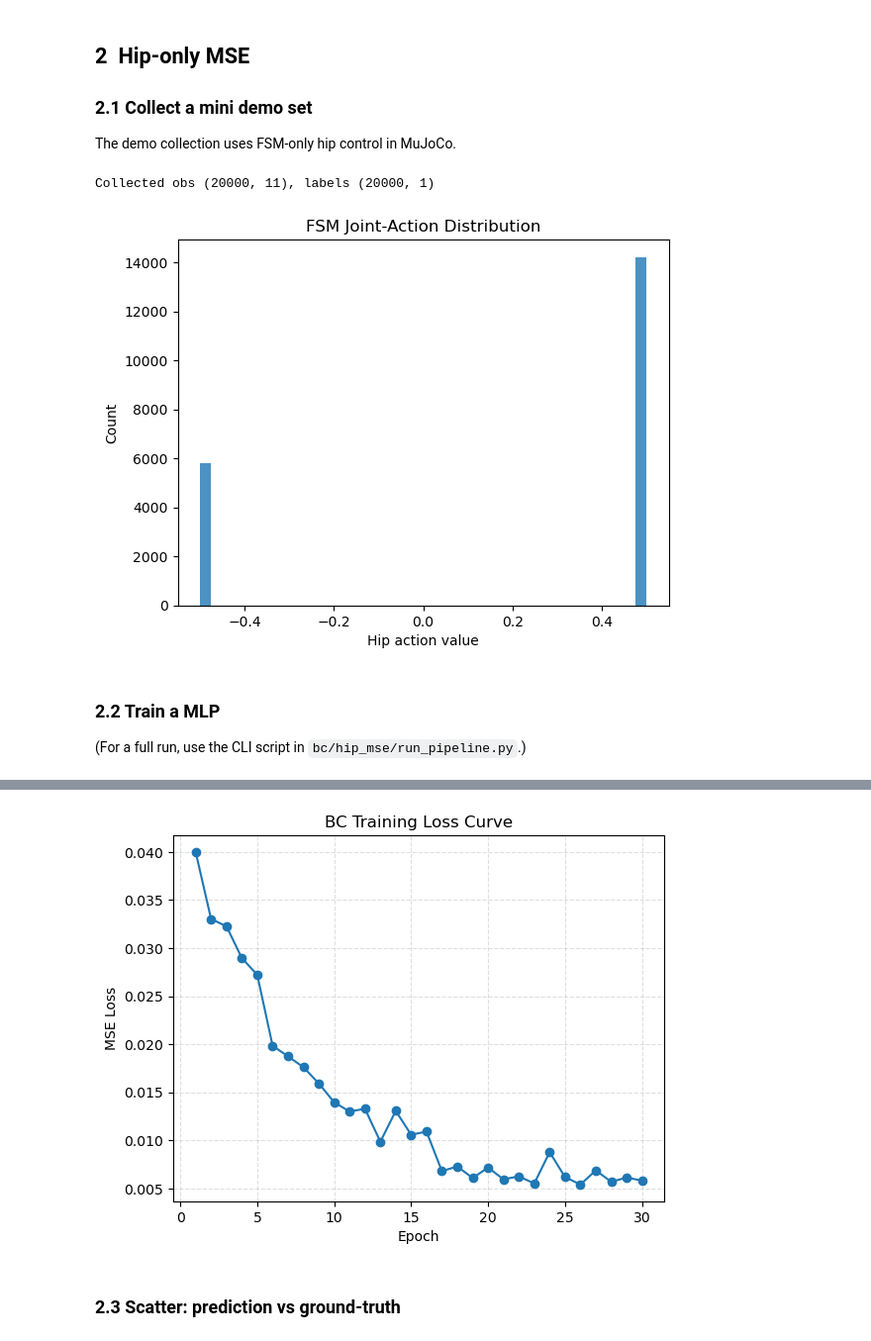
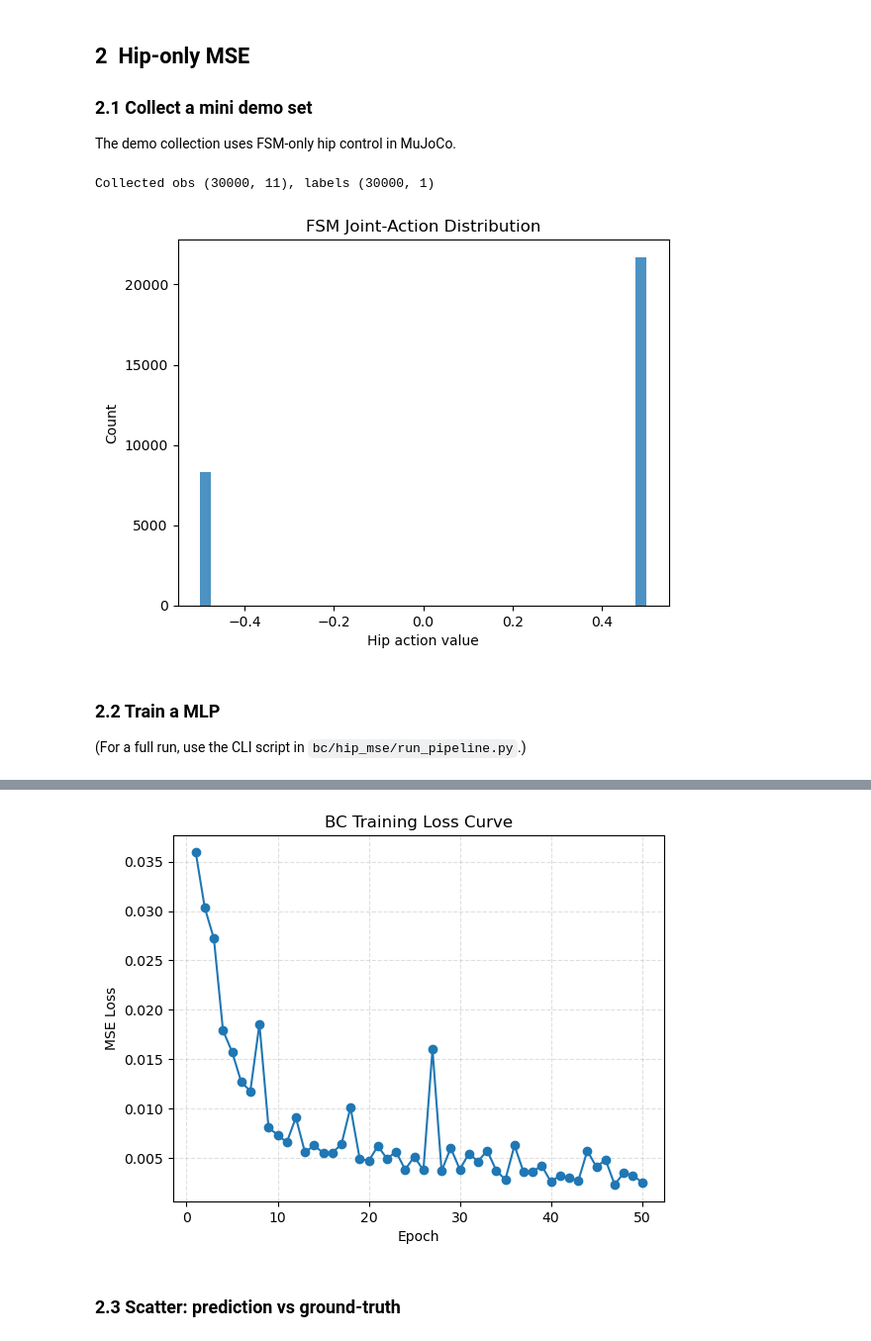
Before and after one commit to yunusdanabas/passive_walker_rl, a Jupyter notebook: passive_walker/bc/BehaviourClonning.ipynb, the cells around one changed output, grey strips where cells are left out. Shown at 99% size. Saved outputs shown, nothing was run; the diff lists cells and outputs as text; code cells hidden in the pictures.

```diff
--- a/passive_walker/bc/BehaviourClonning.ipynb
+++ b/passive_walker/bc/BehaviourClonning.ipynb
@@ -54,7 +54,7 @@ from passive_walker.bc.hip_mse.collect import collect_demo_data
 from passive_walker.envs.mujoco_fsm_env   import PassiveWalkerEnv
 from passive_walker.controllers.nn.hip_nn import HipController
 
-DEMO_STEPS = 20_000
+DEMO_STEPS = 30_000
 
 env_demo = PassiveWalkerEnv(
     xml_path=str(XML_PATH),
@@ -69,8 +69,8 @@ env_demo.close()
 print(f"Collected obs {obs.shape}, labels {labels.shape}")
 plot_label_hist(np.array(labels))
 # %% [output]
-Collected obs (20000, 11), labels (20000, 1)
+Collected obs (30000, 11), labels (30000, 1)
-[figure, old version]
+[figure, new version]
 # %% [markdown]
 ### 2.2 Train a MLP
 (For a full run, use the CLI script in `bc/hip_mse/run_pipeline.py`.)
@@ -78,7 +78,7 @@ Collected obs (20000, 11), labels (20000, 1)
 from passive_walker.bc.hip_mse.train import train_nn_controller
 
 # Hyper-parameters
-EPOCHS, BATCH, LR = 30, 32, 3e-4
+EPOCHS, BATCH, LR = 50, 32, 3e-4
 
 # Initialize model & optimizer
 hip_model     = HipController(input_size=obs.shape[1], hidden_size=128)
@@ -117,4 +117,4 @@ plot_loss_curve(loss_hist)
-[figure, old version]
+[figure, new version]
 # %% [markdown]
 ### 2.3 Scatter: prediction vs ground-truth
 # %%
```
Also changed, not shown: parts of 13 cells of this notebook, 6 other files.
